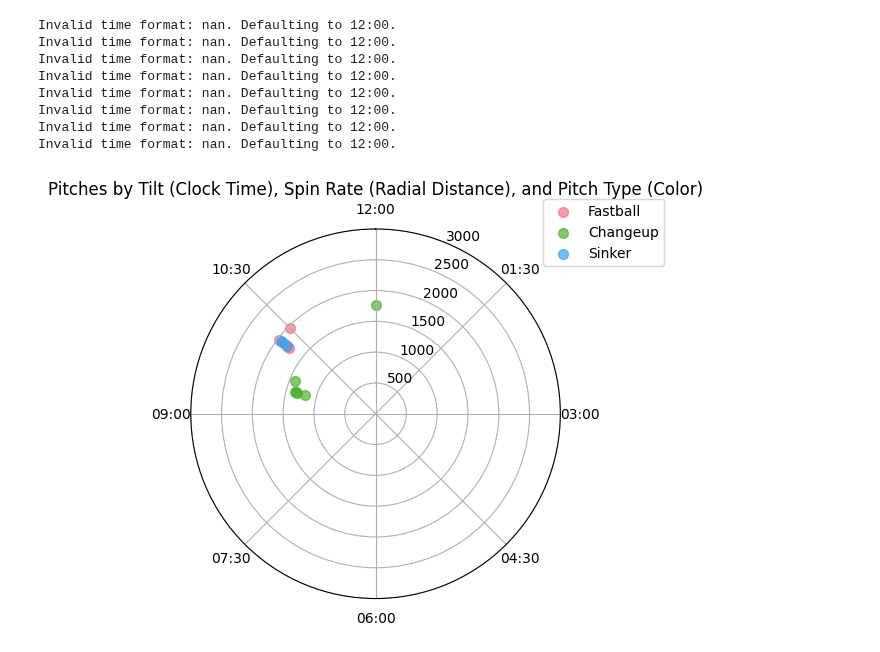
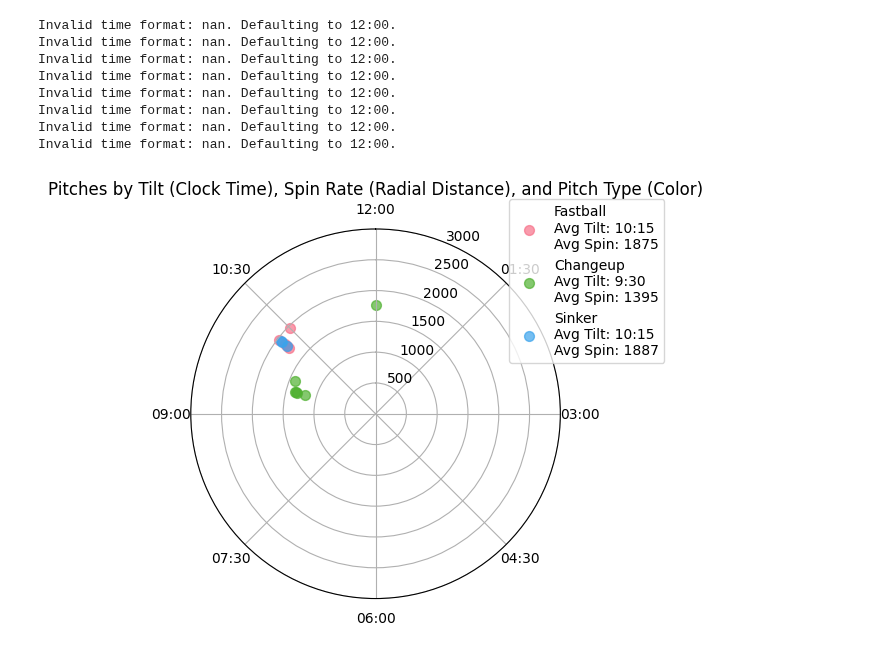
Before and after one commit to NoahLippman/Kernelytics-Projects, a Jupyter notebook: CornBelters/tilt.ipynb, the cells around one changed output. Saved outputs shown, nothing was run; the diff lists cells and outputs as text; code cells hidden in the pictures.

```diff
--- a/CornBelters/tilt.ipynb
+++ b/CornBelters/tilt.ipynb
@@ -38,43 +38,51 @@ pitch_types = df['TaggedPitchType'].unique()
 colors = sns.color_palette("husl", len(pitch_types))  # Distinct colors
 pitch_type_colors = dict(zip(pitch_types, colors))
 
+# Calculate average tilt and spin rate for each pitch type
+avg_stats = df.groupby('TaggedPitchType').agg(
+    avg_tilt=('Tilt', lambda x: x.mode()[0] if not x.mode().empty else x.iloc[0]),  # Most common tilt
+    avg_spinrate=('SpinRate', 'mean')
+).reset_index()
+
 # Plot circles for each pitch, colored by TaggedPitchType, with SpinRate as radial distance
 for pitch_type in pitch_types:
+    avg_tilt = avg_stats.loc[avg_stats['TaggedPitchType'] == pitch_type, 'avg_tilt'].values[0]
+    avg_spin = avg_stats.loc[avg_stats['TaggedPitchType'] == pitch_type, 'avg_spinrate'].values[0]
+    label = f"{pitch_type}\nAvg Tilt: {avg_tilt}\nAvg Spin: {avg_spin:.0f}"
     df_pitch = df[df['TaggedPitchType'] == pitch_type]
-    # Map SpinRate to radial distance (scale as needed)
-    radial = df_pitch['SpinRate'] / 3000  # Scale SpinRate for visibility (adjust divisor as needed)
-    sizes = 50  # Fixed size for scatter points (or scale differently if desired)
+    radial = df_pitch['SpinRate'] / 3000
+    sizes = 50
     ax.scatter(df_pitch['Angle'], radial,
-               s=sizes, c=[pitch_type_colors[pitch_type]], label=pitch_type, alpha=0.7)
+               s=sizes, c=[pitch_type_colors[pitch_type]], label=label, alpha=0.7)
 
 # Customize the plot
 ax.set_theta_direction(-1)  # Clockwise
 ax.set_theta_zero_location('N')  # 12 o'clock at the top (0°)
 ax.set_rlim(0, .5)  # Radial limit for visibility (adjust based on SpinRate scaling)
 # Set radial labels to correspond to SpinRate
 spin_rate_labels = ['500', '1000', '1500', '2000', '2500', '3000']
 radial_ticks = [float(x) / 3000 for x in spin_rate_labels]  # Scale ticks to match SpinRate scaling
 ax.set_yticks(radial_ticks)
 ax.set_yticklabels(spin_rate_labels)
 
 # Set clock face labels
 key_times = ['12:00', '01:30', '03:00', '04:30', '06:00', '07:30', '09:00', '10:30']
 key_angles = [time_to_angle(t) for t in key_times]
 ax.set_xticks(key_angles)
 ax.set_xticklabels(key_times)
 
 ax.legend(loc='upper right', bbox_to_anchor=(1.3, 1.1))
 plt.title('Pitches by Tilt (Clock Time), Spin Rate (Radial Distance), and Pitch Type (Color)')
 
 # Show plot
 plt.show()
 # %% [output]
 Invalid time format: nan. Defaulting to 12:00.
 Invalid time format: nan. Defaulting to 12:00.
 Invalid time format: nan. Defaulting to 12:00.
 Invalid time format: nan. Defaulting to 12:00.
 Invalid time format: nan. Defaulting to 12:00.
 Invalid time format: nan. Defaulting to 12:00.
 Invalid time format: nan. Defaulting to 12:00.
 Invalid time format: nan. Defaulting to 12:00.
-[figure, old version]
+[figure, new version]
```
Also changed, not shown: 33 other files.
